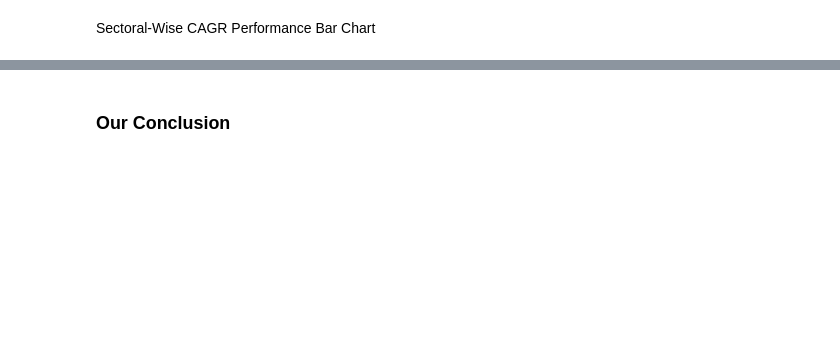
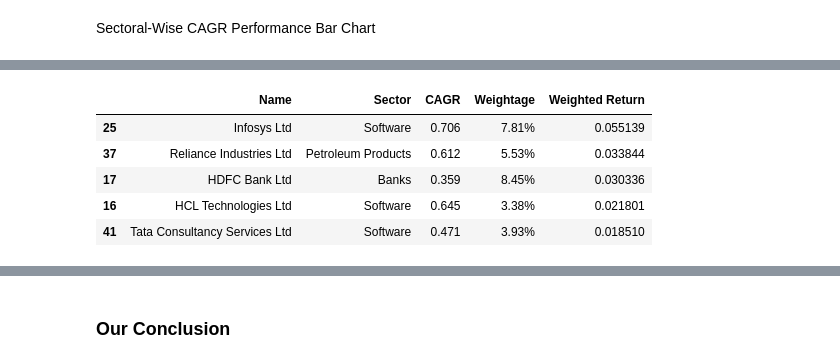
Before and after one commit to sarthakgoel31/Portfolio-outperformance-in-terms-of-CAGR, a Jupyter notebook: Portfolio Outperformance wrt CAGR.ipynb, the cells around one changed output, grey strips where cells are left out. Cells and saved outputs as stored; diff of their text form; code cells hidden in the pictures; blank space fills up the shorter version.

```diff
--- a/Portfolio Outperformance wrt CAGR.ipynb
+++ b/Portfolio Outperformance wrt CAGR.ipynb
@@ -225,0 +235,9 @@ df.iplot(kind='bar', xTitle='Sectors', yTitle='CAGR', title='Sector-Wise CAGR pe
+# %%
+Portfolio_CAGR.sort_values('Weighted Return', ascending = False).head()
+# %% [output]
+|  | Name | Sector | CAGR | Weightage | Weighted Return |
+| 25 | Infosys Ltd | Software | 0.706 | 7.81% | 0.055139 |
+| 37 | Reliance Industries Ltd | Petroleum Products | 0.612 | 5.53% | 0.033844 |
+| 17 | HDFC Bank Ltd | Banks | 0.359 | 8.45% | 0.030336 |
+| 16 | HCL Technologies Ltd | Software | 0.645 | 3.38% | 0.021801 |
+| 41 | Tata Consultancy Services Ltd | Software | 0.471 | 3.93% | 0.018510 |
```
Also changed, not shown: parts of 4 cells of this notebook.
